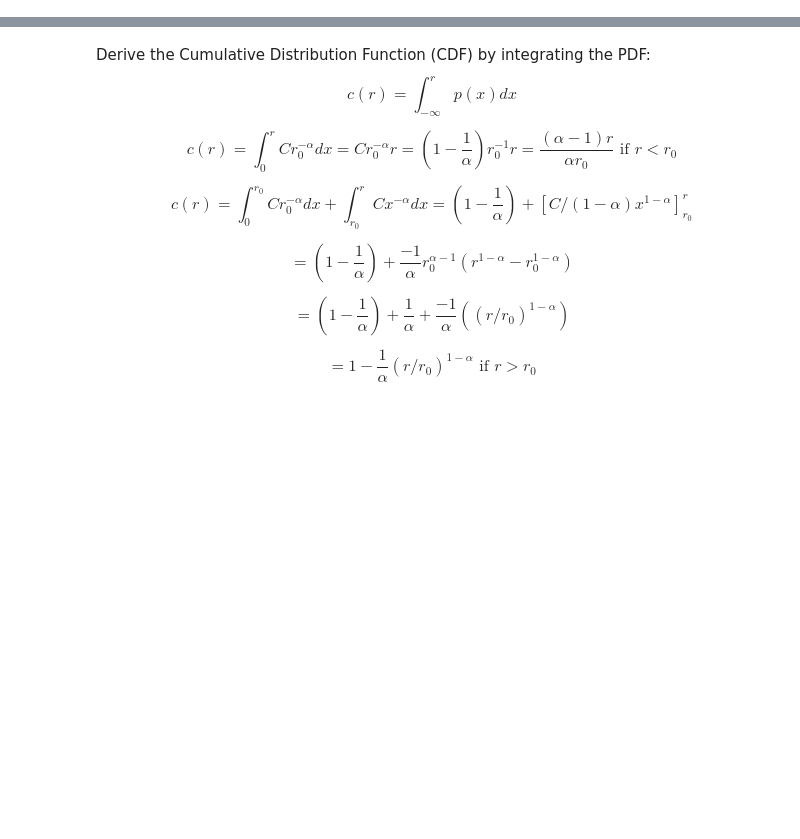
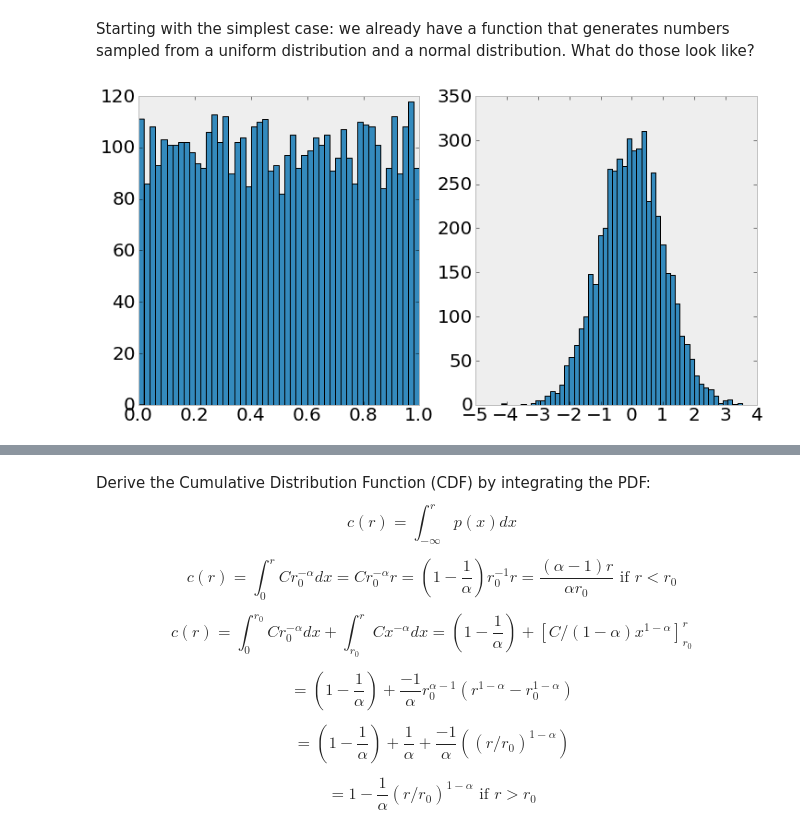
Before and after one commit to hongliliu/astr2600_notebooks, a Jupyter notebook: SamplingFromDistributions.ipynb, the cells around one changed output, grey strips where cells are left out. Saved outputs shown, nothing was run; the diff lists cells and outputs as text; code cells hidden in the pictures; blank space fills up the shorter version.

```diff
--- a/SamplingFromDistributions.ipynb
+++ b/SamplingFromDistributions.ipynb
@@ -2,0 +8,2 @@ Simple demonstration: sampling from a normal distribution
+# %% [markdown]
+Starting with the simplest case: we already have a function that generates numbers sampled from a uniform distribution and a normal distribution.  What do those look like?
@@ -2,0 +21,8 @@ Simple demonstration: sampling from a normal distribution
+# %%
+ru = np.random.rand(5000)  # uniformly distributed data
+rn = np.random.randn(5000) # normally distributed data
+close(1); figure(1,figsize=(12,6)); clf();
+subplot(121); h=hist(ru,bins=50)
+subplot(122); h=hist(rn,bins=50)
+# %% [output]
+[figure, added]
```
Also changed, not shown: parts of 55 cells of this notebook.
